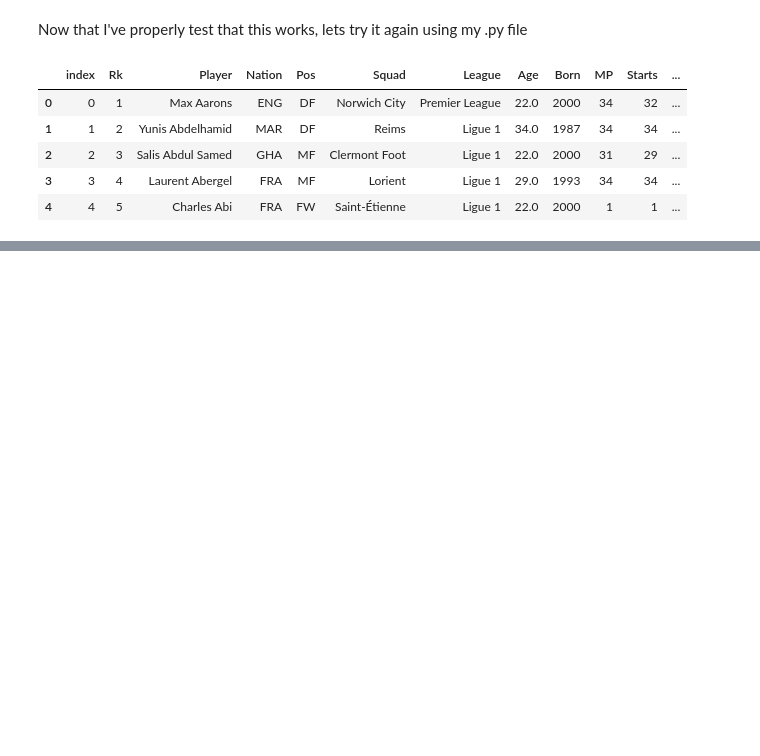
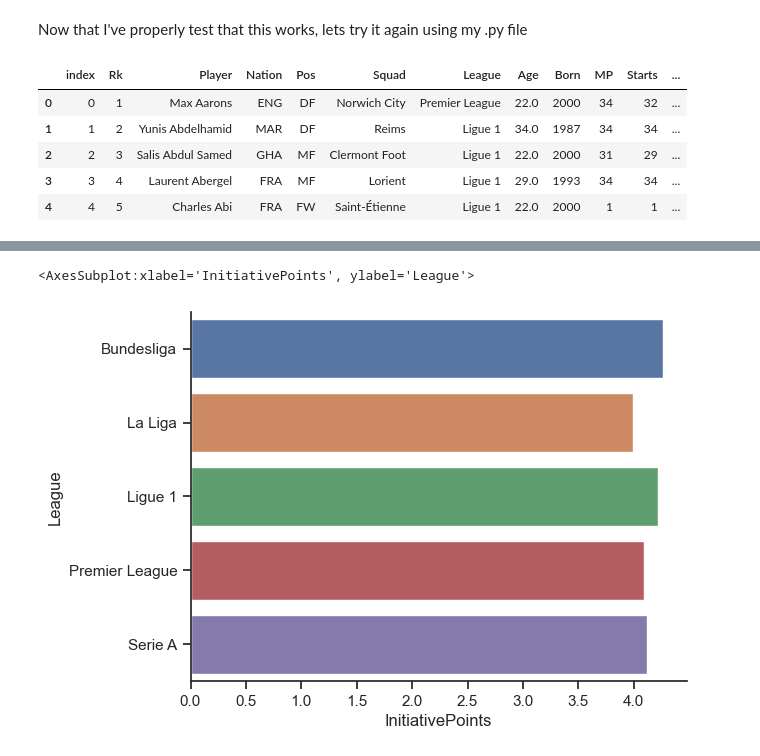
Before and after one commit to ubco-W2022T1-cosc301/project-group-25, a Jupyter notebook: notebooks/analysis2.ipynb, the cells around one changed output, grey strips where cells are left out. Drawn from its saved outputs; the diff is of its cells as text; code cells hidden in the pictures; blank space fills up the shorter version.

```diff
--- a/notebooks/analysis2.ipynb
+++ b/notebooks/analysis2.ipynb
@@ -161,6 +179,7 @@ def unprocessed():
     return df
 
 def load_and_process(path):
+    raw = pd.read_csv(path,encoding="ISO-8859-1", delimiter = ";")
     df2 = (
         pd.read_csv(path,encoding="ISO-8859-1", delimiter = ";")
         .drop(["Carries","CarTotDist", "CarPrgDist", "CarProg", "Car3rd", "CPA", "OG"], axis=1)
@@ -195,0 +217,6 @@ cleaned_df.head()
+# %%
+df = load_and_process("../data/raw/Stats.csv")
+dfl = df.groupby(["League"]).mean().reset_index()
+dfl["InitiativePoints"] = dfl["SoT"] + dfl["SCA"] + dfl["Tkl"] + dfl["TklAtt3rd"]
+dfl["DefensivePoints"] = dfl["Blocks"] + dfl["BlkSh"] + dfl["BlkShSv"]+ dfl["BlkPass"]
+dfl["RecklessPoints"] = dfl["CrdY"] + dfl["RedCards"] + dfl["2CrdY"] + dfl["Fls"] + dfl["Fld"]
@@ -195,0 +233,5 @@ cleaned_df.head()
+# %%
+sns.barplot(y = dfl["League"], x = dfl["InitiativePoints"])
+# %% [output]
+<AxesSubplot:xlabel='InitiativePoints', ylabel='League'>
+[figure, added]
```
Also changed, not shown: parts of 23 cells of this notebook, 1 other file.
